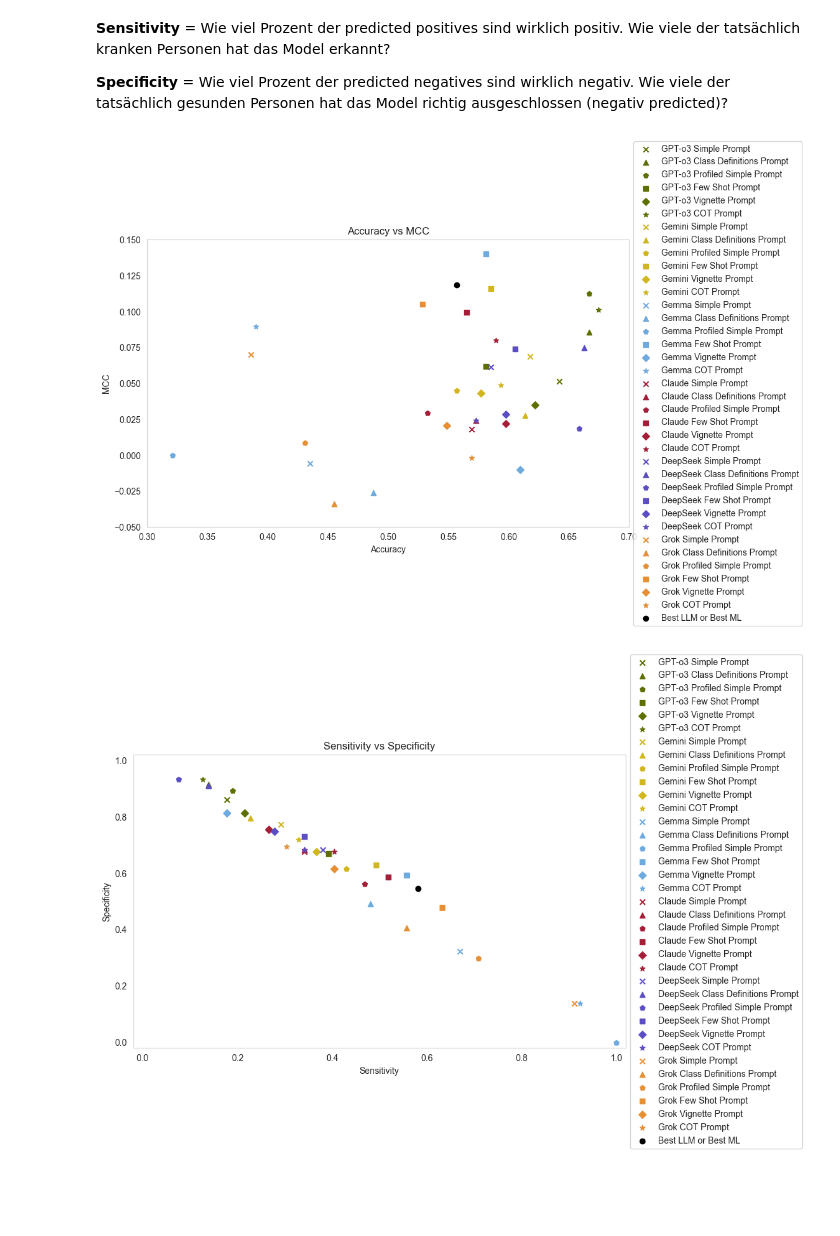
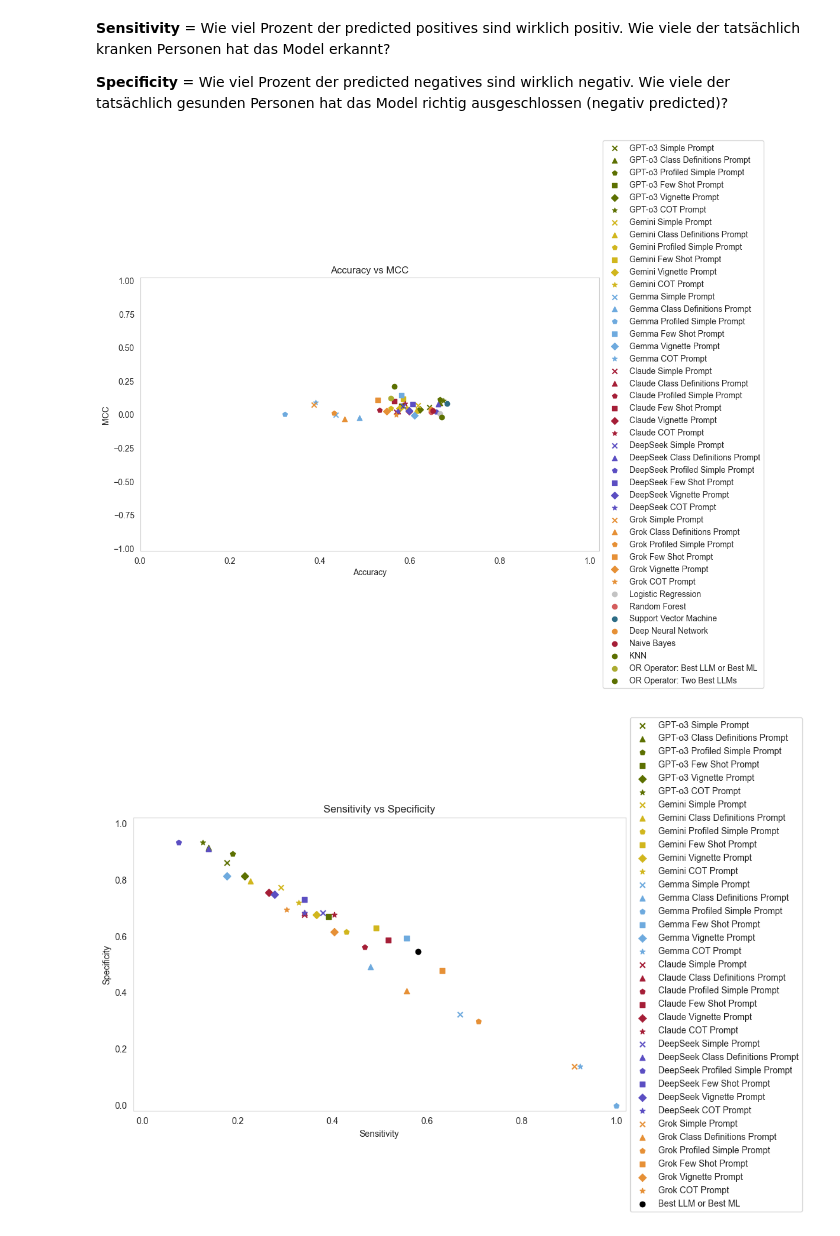
Before and after one commit to kimmizi/master_thesis, a Jupyter notebook: exp/05_Evaluation_Performance.ipynb, the cells around one changed output. Cells and saved outputs as stored; diff of their text form; code cells hidden in the pictures; blank space fills up the shorter version.

Commit message:
Evaluation fo performance

```diff
--- a/exp/05_Evaluation_Performance.ipynb
+++ b/exp/05_Evaluation_Performance.ipynb
@@ -455,47 +453,54 @@ plt.scatter(metrics_Grok_simple_prompt["accuracy"], metrics_Grok_simple_prompt["
 plt.scatter(metrics_Grok_class_def_prompt["accuracy"], metrics_Grok_class_def_prompt["mcc"], label = "Grok Class Definitions Prompt", color = hex_colors[4], marker = "^")
 plt.scatter(metrics_Grok_profiled_simple_prompt["accuracy"], metrics_Grok_profiled_simple_prompt["mcc"], label = "Grok Profiled Simple Prompt", color = hex_colors[4], marker = "p")
 plt.scatter(metrics_Grok_few_shot_prompt["accuracy"], metrics_Grok_few_shot_prompt["mcc"], label = "Grok Few Shot Prompt", color = hex_colors[4], marker = "s")
 plt.scatter(metrics_Grok_vignette_prompt["accuracy"], metrics_Grok_vignette_prompt["mcc"], label = "Grok Vignette Prompt", color = hex_colors[4], marker = "D")
 plt.scatter(metrics_Grok_cot_prompt["accuracy"], metrics_Grok_cot_prompt["mcc"], label = "Grok COT Prompt", color = hex_colors[4], marker = "*")
 
-# plt.scatter(metrics_lr["accuracy"], metrics_lr["mcc"], label = "Logistic Regression", color = hex_colors[7])
-# plt.scatter(metrics_rf["accuracy"], metrics_rf["mcc"], label = "Random Forest", color = hex_colors[1])
-# plt.scatter(metrics_svc["accuracy"], metrics_svc["mcc"], label = "Support Vector Machine", color = hex_colors[6])
-# plt.scatter(metrics_dnn["accuracy"], metrics_dnn["mcc"], label = "Deep Neural Network", color = hex_colors[4])
-# plt.scatter(metrics_nb["accuracy"], metrics_nb["mcc"], label = "Naive Bayes", color = hex_colors[0])
-# plt.scatter(metrics_knn["accuracy"], metrics_knn["mcc"], label = "KNN", color = hex_colors[9])
+plt.scatter(metrics_lr["accuracy"], metrics_lr["mcc"], label = "Logistic Regression", color = hex_colors[7])
+plt.scatter(metrics_rf["accuracy"], metrics_rf["mcc"], label = "Random Forest", color = hex_colors[1])
+plt.scatter(metrics_svc["accuracy"], metrics_svc["mcc"], label = "Support Vector Machine", color = hex_colors[6])
+plt.scatter(metrics_dnn["accuracy"], metrics_dnn["mcc"], label = "Deep Neural Network", color = hex_colors[4])
+plt.scatter(metrics_nb["accuracy"], metrics_nb["mcc"], label = "Naive Bayes", color = hex_colors[0])
+plt.scatter(metrics_knn["accuracy"], metrics_knn["mcc"], label = "KNN", color = hex_colors[9])
+
+
+plt.scatter(metrics_best_LLM_or_best_ML["accuracy"], metrics_best_LLM_or_best_ML["mcc"], label = "OR Operator: Best LLM or Best ML", color = hex_colors[8], marker = "o")
+plt.scatter(metrics_OR_best_LLMs["accuracy"], metrics_OR_best_LLMs["mcc"], label = "OR Operator: Two Best LLMs", color = hex_colors[9], marker = "o")
+
 
 # plt.scatter(metrics_pov_all_models["accuracy"], metrics_pov_all_models["mcc"], label = "POV All Models", color = "black", marker = "P")
 # plt.scatter(metrics_pov_ml_votes["accuracy"], metrics_pov_ml_votes["mcc"], label = "POV ML Votes", color = "black", marker = "X")
+# plt.scatter(metrics_pov_llm_votes["accuracy"], metrics_pov_llm_votes["mcc"], label = "POV LLM Votes", color = "black", marker = "p")
 # plt.scatter(metrics_pov_simple_votes["accuracy"], metrics_pov_simple_votes["mcc"], label = "POV Simple Votes", color = "black", marker = "x")
 # plt.scatter(metrics_pov_class_definitions_votes["accuracy"], metrics_pov_class_definitions_votes["mcc"], label = "POV Class Definitions Votes", color = "black", marker = "^")
 # plt.scatter(metrics_pov_profiled_simple_votes["accuracy"], metrics_pov_profiled_simple_votes["mcc"], label = "POV Profiled Simple Votes", color = "black", marker = "p")
 # plt.scatter(metrics_pov_few_shot_votes["accuracy"], metrics_pov_few_shot_votes["mcc"], label = "POV Few Shot Votes", color = "black", marker = "s")
 # plt.scatter(metrics_pov_vignette_votes["accuracy"], metrics_pov_vignette_votes["mcc"], label = "POV Vignette Votes", color = "black", marker = "D")
 # plt.scatter(metrics_pov_cot_votes["accuracy"], metrics_pov_cot_votes["mcc"], label = "POV COT Votes", color = "black", marker = "*")
 
-plt.scatter(metrics_best_LLM_or_best_ML["accuracy"], metrics_best_LLM_or_best_ML["mcc"], label = "Best LLM or Best ML", color = "black", marker = "o")
-#
+
 # plt.scatter(metrics_new_input_dnn["accuracy"], metrics_new_input_dnn["mcc"], label = "New Input DNN", color = "green", marker = "s")
 # plt.scatter(metrics_new_input_svc["accuracy"], metrics_new_input_svc["mcc"], label = "New Input SVC", color = "orange", marker = "D")
 # plt.scatter(metrics_new_input_svc_2["accuracy"], metrics_new_input_svc_2["mcc"], label = "New Input SVC All train set", color = "purple", marker = "*")
 
-plt.xlim(0.3, 0.7)
-plt.ylim(-0.05, 0.15)
+# plt.xlim(0.3, 0.7)
+# plt.ylim(-0.05, 0.25)
 
-# plt.xlim(0, 1)
-# plt.ylim(-1, 1)
+plt.xlim(0, 1.02)
+plt.ylim(-1.02, 1.02)
 
 plt.xlabel("Accuracy")
 plt.ylabel("MCC")
 plt.title("Accuracy vs MCC")
 plt.legend(loc = 'center left', bbox_to_anchor = (1, 0.5))
 plt.grid()
 
 # # save as png
-# plt.savefig("../doc/figs/accuracy_mcc_LLMs.png", dpi = 300, bbox_inches = "tight")
+# plt.savefig("../doc/figs/01_LLM_ML_performance/accuracy_mcc_LLMs.png", dpi = 300, bbox_inches = "tight")
+# plt.savefig("../doc/figs/01_LLM_ML_performance/accuracy_mcc_all_models.png", dpi = 300, bbox_inches = "tight")
+# plt.savefig("../doc/figs/01_LLM_ML_performance/accuracy_mcc_LLMs_ML_0_1.png", dpi = 300, bbox_inches = "tight")
 # %% [output]
-[figure, old version]
+[figure, new version]
 # %%
 # plot sensitivity vs specificity for all simple prompts
 plt.figure(figsize = (10, 6))
```
Also changed, not shown: parts of 10 cells of this notebook.
